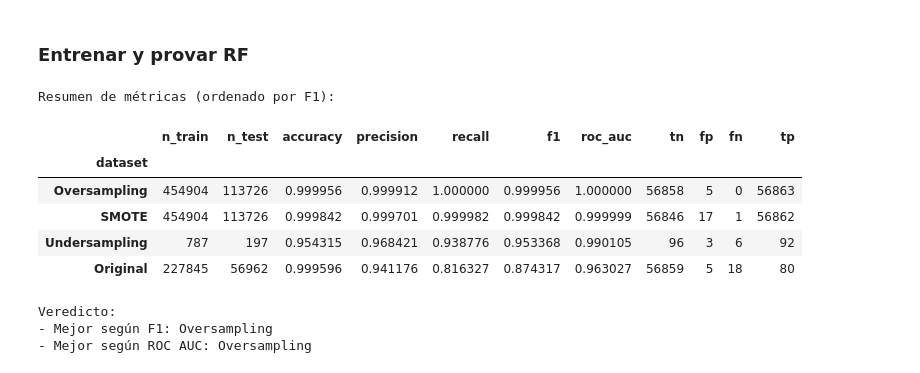
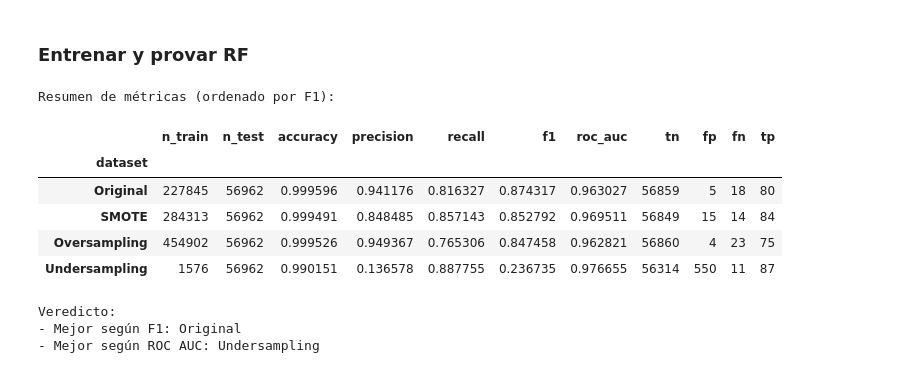
Before and after one commit to paolavaldes0107-netizen/IA-1, a Jupyter notebook: scripts/misc/blanceo_dataset.ipynb, the cells around one changed output. Saved outputs shown, nothing was run; the diff lists cells and outputs as text; code cells hidden in the pictures.

```diff
--- a/scripts/misc/blanceo_dataset.ipynb
+++ b/scripts/misc/blanceo_dataset.ipynb
@@ -49,6 +51,9 @@ plt.show()
 # %%
 X = df.drop('Class', axis=1)
 y = df['Class']
+# %%
+X_train, X_test, y_train, y_test = train_test_split(
+    X, y, test_size=TEST_SIZE, random_state=RANDOM_STATE, stratify=y)
 # %% [markdown]
 ## Método 1: Undersampling
 # %%
@@ -67,7 +76,7 @@ plt.show()
 ## Método 2: Oversampling
 # %%
 oversampler = RandomOverSampler(random_state=42)
-X_over, y_over = oversampler.fit_resample(X, y)
+X_over, y_over = oversampler.fit_resample(X_train, y_train)
 
 plt.figure(figsize=(5,4))
 pd.Series(y_over).value_counts().plot(kind='bar', color=['skyblue','salmon'])
@@ -110,31 +120,0 @@ Tamaño SMOTE: Counter({0: 284315, 1: 284315})
-# %%
-from sklearn.model_selection import train_test_split
-
-RANDOM_STATE = 42
-TEST_SIZE = 0.2
-
-# Original
-X_train_orig, X_test_orig, y_train_orig, y_test_orig = train_test_split(
-    X, y, test_size=TEST_SIZE, random_state=RANDOM_STATE, stratify=y)
-
-# Undersampled
-X_train_under, X_test_under, y_train_under, y_test_under = train_test_split(
-    X_under, y_under, test_size=TEST_SIZE, random_state=RANDOM_STATE, stratify=y_under)
-
-# Oversampled
-X_train_over, X_test_over, y_train_over, y_test_over = train_test_split(
-    X_over, y_over, test_size=TEST_SIZE, random_state=RANDOM_STATE, stratify=y_over)
-
-# SMOTE
-X_train_smote, X_test_smote, y_train_smote, y_test_smote = train_test_split(
-    X_smote, y_smote, test_size=TEST_SIZE, random_state=RANDOM_STATE, stratify=y_smote)
-
-# Resumen de tamaños y distribuciones
-print("Original: X_train:", X_train_orig.shape, "X_test:", X_test_orig.shape)
-print("  y_train:", Counter(y_train_orig), " y_test:", Counter(y_test_orig))
-print("Undersampled: X_train:", X_train_under.shape, "X_test:", X_test_under.shape)
-print("  y_train:", Counter(y_train_under), " y_test:", Counter(y_test_under))
-print("Oversampled: X_train:", X_train_over.shape, "X_test:", X_test_over.shape)
-print("  y_train:", Counter(y_train_over), " y_test:", Counter(y_test_over))
-print("SMOTE: X_train:", X_train_smote.shape, "X_test:", X_test_smote.shape)
-print("  y_train:", Counter(y_train_smote), " y_test:", Counter(y_test_smote))
@@ -189,41 +160,41 @@ def train_and_eval(name, X_tr, y_tr, X_te, y_te):
         "roc_auc": roc,
         "tn": int(confusion_matrix(y_te, y_pred).ravel()[0]) if confusion_matrix(y_te, y_pred).size==4 else np.nan,
         "fp": int(confusion_matrix(y_te, y_pred).ravel()[1]) if confusion_matrix(y_te, y_pred).size==4 else np.nan,
         "fn": int(confusion_matrix(y_te, y_pred).ravel()[2]) if confusion_matrix(y_te, y_pred).size==4 else np.nan,
         "tp": int(confusion_matrix(y_te, y_pred).ravel()[3]) if confusion_matrix(y_te, y_pred).size==4 else np.nan
     }
 
 results = []
-results.append(train_and_eval("Original", X_train_orig, y_train_orig, X_test_orig, y_test_orig))
-results.append(train_and_eval("Undersampling", X_train_under, y_train_under, X_test_under, y_test_under))
-results.append(train_and_eval("Oversampling", X_train_over, y_train_over, X_test_over, y_test_over))
-results.append(train_and_eval("SMOTE", X_train_smote, y_train_smote, X_test_smote, y_test_smote))
+results.append(train_and_eval("Original",   X_train, y_train, X_test_orig, y_test_orig))
+results.append(train_and_eval("Undersampling", X_under, y_under, X_test, y_test))
+results.append(train_and_eval("Oversampling", X_over, y_over, X_test, y_test))
+results.append(train_and_eval("SMOTE", X_smote, y_smote, X_test, y_test))
 
 results_df = pd.DataFrame(results).set_index("dataset")
 # Ordenar por métrica relevante (por ejemplo f1)
 results_df = results_df.sort_values(by="f1", ascending=False)
 
 print("Resumen de métricas (ordenado por F1):")
 display(results_df)
 
 # Veredicto simple: mejor por F1 y por ROC_AUC (si disponible)
 best_by_f1 = results_df["f1"].idxmax()
 best_by_roc = results_df["roc_auc"].idxmax() if results_df["roc_auc"].notna().any() else None
 
 print("\nVeredicto:")
 print(f"- Mejor según F1: {best_by_f1}")
 if best_by_roc:
     print(f"- Mejor según ROC AUC: {best_by_roc}")
 else:
     print("- ROC AUC no disponible para comparación en todos los conjuntos.")
 # %% [output]
 Resumen de métricas (ordenado por F1):
 |  | n_train | n_test | accuracy | precision | recall | f1 | roc_auc | tn | fp | fn | tp |
 | dataset |  |  |  |  |  |  |  |  |  |  |  |
-| Oversampling | 454904 | 113726 | 0.999956 | 0.999912 | 1.000000 | 0.999956 | 1.000000 | 56858 | 5 | 0 | 56863 |
-| SMOTE | 454904 | 113726 | 0.999842 | 0.999701 | 0.999982 | 0.999842 | 0.999999 | 56846 | 17 | 1 | 56862 |
-| Undersampling | 787 | 197 | 0.954315 | 0.968421 | 0.938776 | 0.953368 | 0.990105 | 96 | 3 | 6 | 92 |
 | Original | 227845 | 56962 | 0.999596 | 0.941176 | 0.816327 | 0.874317 | 0.963027 | 56859 | 5 | 18 | 80 |
+| SMOTE | 284313 | 56962 | 0.999491 | 0.848485 | 0.857143 | 0.852792 | 0.969511 | 56849 | 15 | 14 | 84 |
+| Oversampling | 454902 | 56962 | 0.999526 | 0.949367 | 0.765306 | 0.847458 | 0.962821 | 56860 | 4 | 23 | 75 |
+| Undersampling | 1576 | 56962 | 0.990151 | 0.136578 | 0.887755 | 0.236735 | 0.976655 | 56314 | 550 | 11 | 87 |
 Veredicto:
-- Mejor según F1: Oversampling
-- Mejor según ROC AUC: Oversampling
+- Mejor según F1: Original
+- Mejor según ROC AUC: Undersampling
```
Also changed, not shown: parts of 7 cells of this notebook.
